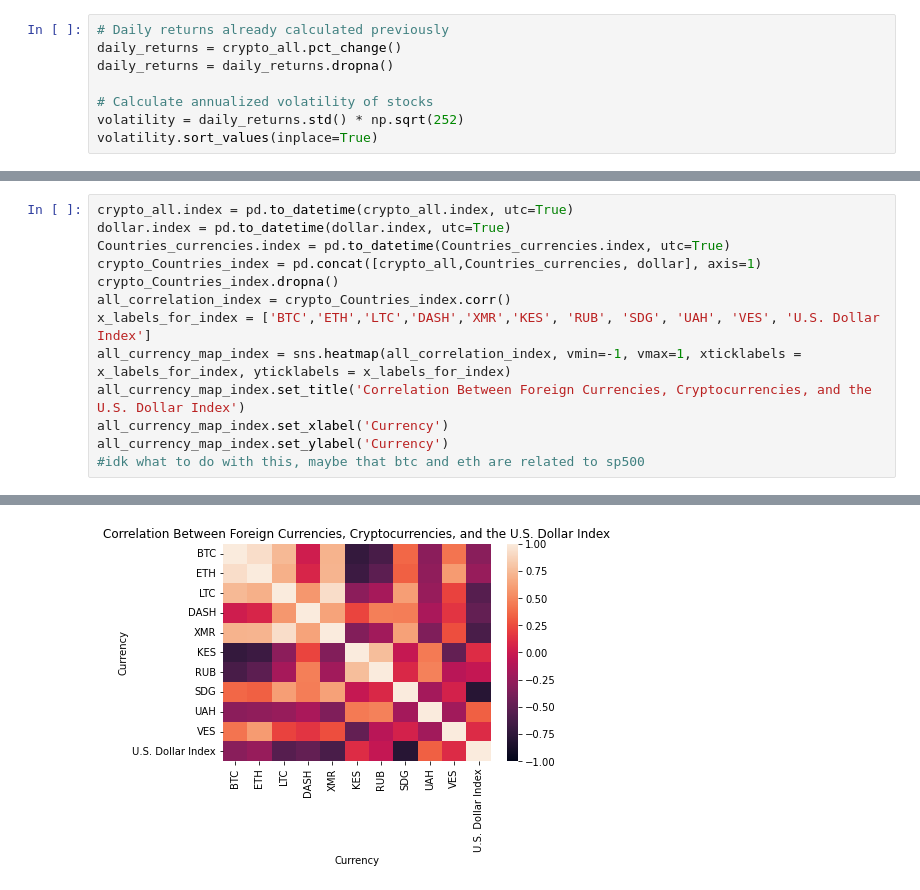
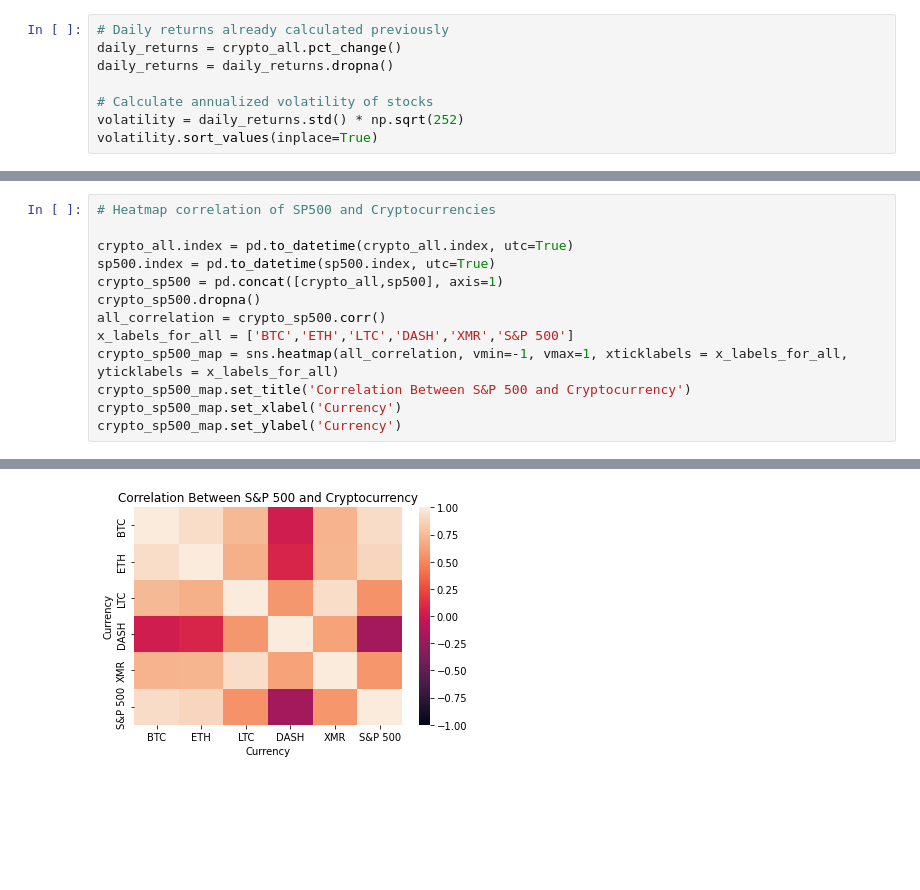
Before and after one commit to RachelCarroll2018/Cryptocurrency-Effect-in-Other-Countries, a Jupyter notebook: Final.ipynb, the cells around one changed output, grey strips where cells are left out. Saved outputs shown, nothing was run; the diff lists cells and outputs as text; blank space fills up the shorter version.

```diff
--- a/Final.ipynb
+++ b/Final.ipynb
@@ -447,16 +423,16 @@ country_usd_corr
 | close | 0.113089 | -0.035514 | -0.796612 | 0.331953 | 0.106762 | 1.000000 |
 [figure]
 # %%
+# Heatmap correlation of SP500 and Cryptocurrencies
+
 crypto_all.index = pd.to_datetime(crypto_all.index, utc=True)
-dollar.index = pd.to_datetime(dollar.index, utc=True)
-Countries_currencies.index = pd.to_datetime(Countries_currencies.index, utc=True)
-crypto_Countries_index = pd.concat([crypto_all,Countries_currencies, dollar], axis=1)
-crypto_Countries_index.dropna()
-all_correlation_index = crypto_Countries_index.corr()
-x_labels_for_index = ['BTC','ETH','LTC','DASH','XMR','KES', 'RUB', 'SDG', 'UAH', 'VES', 'U.S. Dollar Index']
-all_currency_map_index = sns.heatmap(all_correlation_index, vmin=-1, vmax=1, xticklabels = x_labels_for_index, yticklabels = x_labels_for_index)
-all_currency_map_index.set_title('Correlation Between Foreign Currencies, Cryptocurrencies, and the U.S. Dollar Index')
-all_currency_map_index.set_xlabel('Currency')
-all_currency_map_index.set_ylabel('Currency')
-#idk what to do with this, maybe that btc and eth are related to sp500
+sp500.index = pd.to_datetime(sp500.index, utc=True)
+crypto_sp500 = pd.concat([crypto_all,sp500], axis=1)
+crypto_sp500.dropna()
+all_correlation = crypto_sp500.corr()
+x_labels_for_all = ['BTC','ETH','LTC','DASH','XMR','S&P 500']
+crypto_sp500_map = sns.heatmap(all_correlation, vmin=-1, vmax=1, xticklabels = x_labels_for_all, yticklabels = x_labels_for_all)
+crypto_sp500_map.set_title('Correlation Between S&P 500 and Cryptocurrency')
+crypto_sp500_map.set_xlabel('Currency')
+crypto_sp500_map.set_ylabel('Currency')
 # %% [output]
@@ -464 +440 @@ Text(32.99999999999999, 0.5, 'Currency')
-[figure, old version]
+[figure, new version]
```
Also changed, not shown: parts of 36 cells of this notebook.
